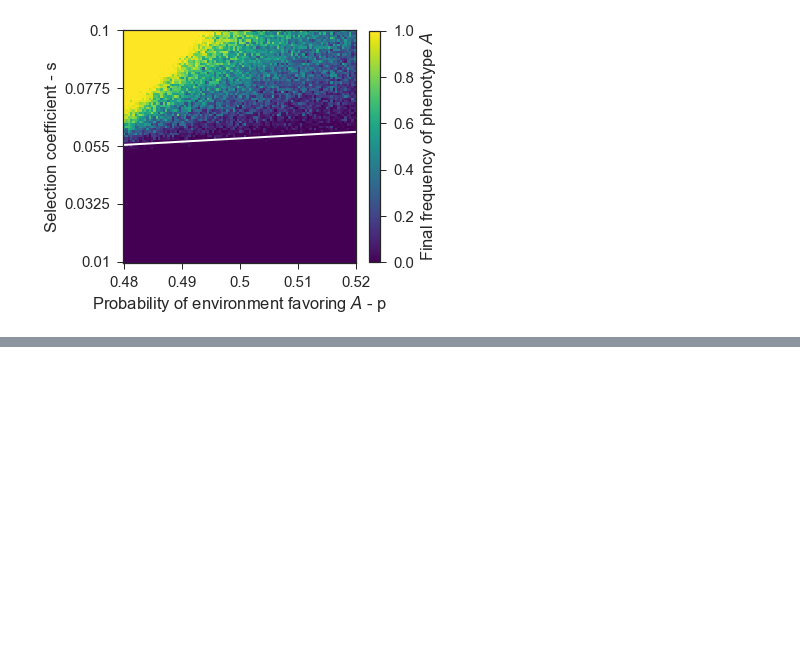
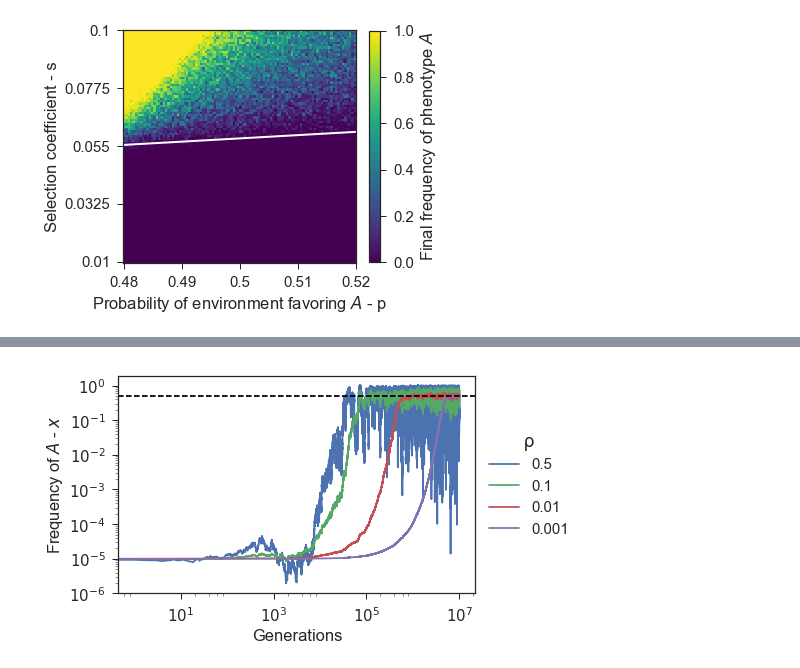
Before and after one commit to yoavram/Milpitas, a Jupyter notebook: notebooks/random environment simulation.ipynb, the cells around one changed output, grey strips where cells are left out. Saved outputs shown, nothing was run; the diff lists cells and outputs as text; code cells hidden in the pictures; blank space fills up the shorter version.

```diff
--- a/notebooks/random environment simulation.ipynb
+++ b/notebooks/random environment simulation.ipynb
@@ -146,0 +150,10 @@ fig.savefig('../figures/stochastic_env_x_t.pdf', bbox_inches='tight')
+# %%
+# @numba.jit()
+def simulation(x0, n, ρ, wA, wB):
+    ρ = np.array(ρ, ndmin=1)
+    x = np.empty((n, ρ.size))
+    x[0, :] = x0
+    for t in range(n-1):
+        w = x[t,:] * wA[t] + (1 - x[t,:]) * wB[t]
+        x[t + 1,:] = ρ * x[t,:] * wA[t] / w + (1 - ρ) * x[t,:]
+    return x
@@ -146,0 +175,17 @@ fig.savefig('../figures/stochastic_env_x_t.pdf', bbox_inches='tight')
+# %%
+ρs = [0.5, 0.1, 0.01, 0.001]
+x = simulation(0.00001, n, ρs, wA, wB)
+# %%
+fig, ax = plt.subplots(figsize=(8, 4))
+ax.plot(x)
+ax.axhline(0.5, color='k', ls='--')
+ax.set(
+#     ylim=(-0.1, 1.1),
+    xlabel='Generations',
+    ylabel='Frequency of $A$ - $x$',
+    xscale='log',
+    yscale='log'
+)
+legend_out(ax, ρs, title='ρ');
+# %% [output]
+[figure, added]
```
Also changed, not shown: parts of 4 cells of this notebook.
